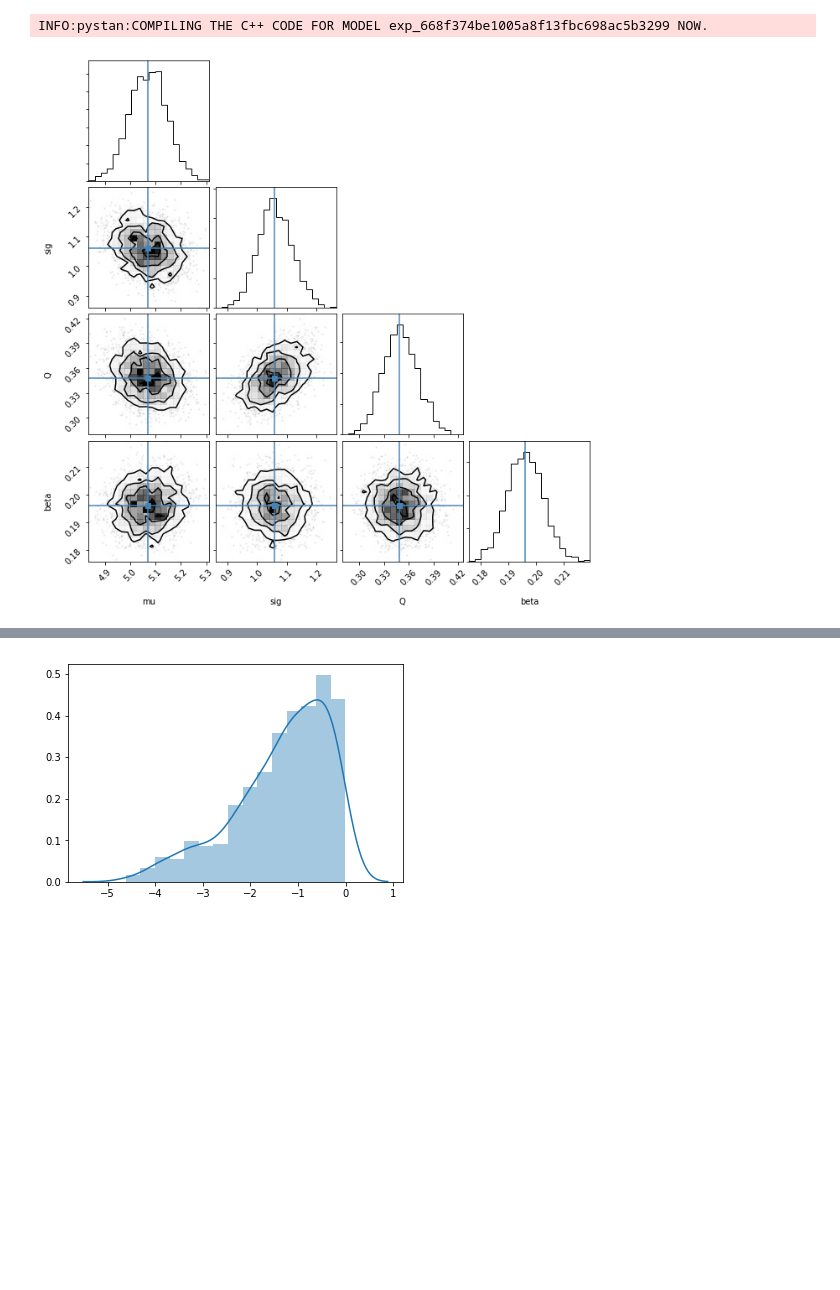
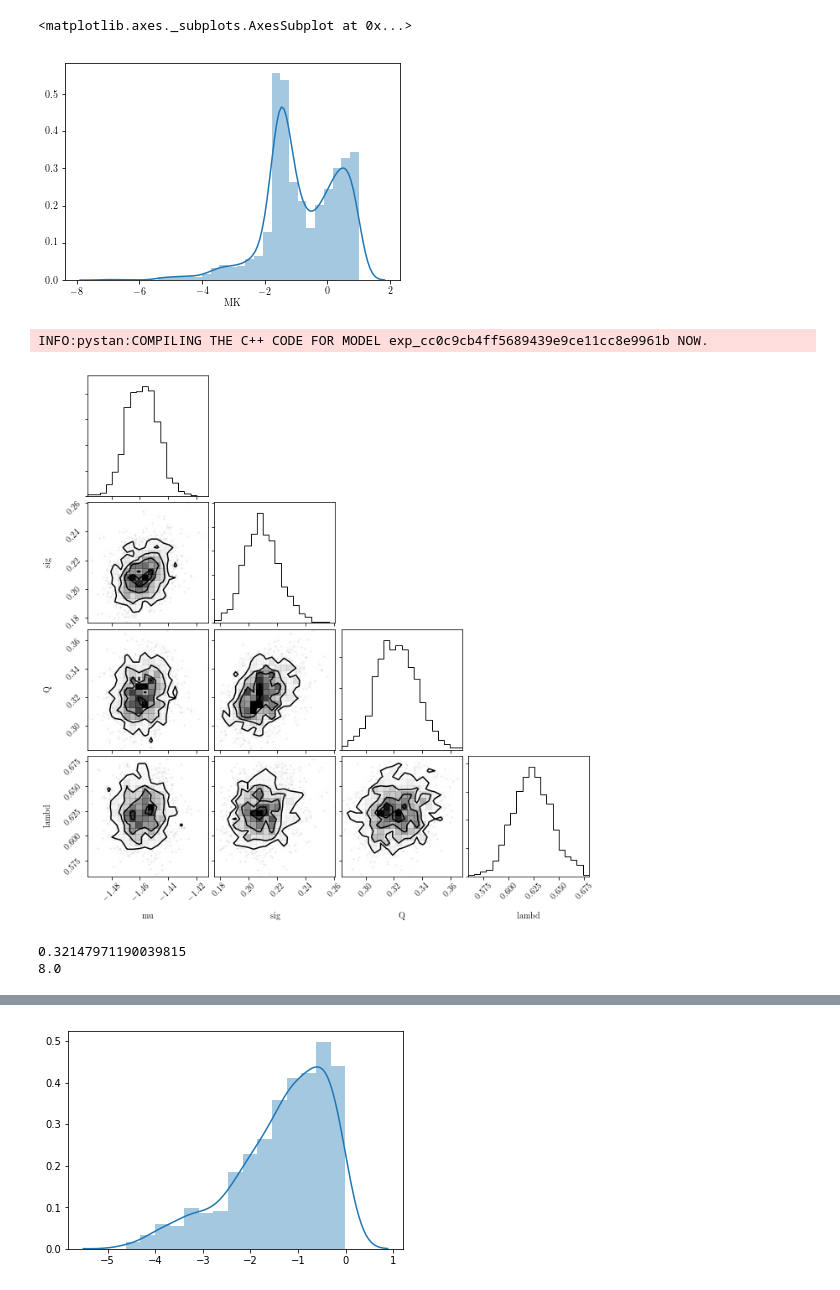
Before and after one commit to grd349/PyStanExamples, a Jupyter notebook: Oli/stantests.ipynb, the cells around one changed output, grey strips where cells are left out. Drawn from its saved outputs; the diff is of its cells as text; code cells hidden in the pictures; blank space fills up the shorter version.

```diff
--- a/Oli/stantests.ipynb
+++ b/Oli/stantests.ipynb
@@ -19,30 +25,75 @@ plt.show()
+# %%
+#Instead of using this generated data, lets run straight on the TRILEGAL sample!
+sfile = 'file2.txt'
+df = pd.read_csv(sfile, sep='\s+')
+df['dist'] = 10.0**(df['m-M0'] / 5.0 + 1.0)
+df['par'] = 1000.0/df.dist #parallax in mas
+df['BV'] = df.B - df.V
+#Make some cuts
+df = df.loc[np.abs(df.BV - 0.9) < 0.6]
+df = df.loc[df.K > 8.0]
+df = df.loc[df.logg < 3.5]
+#Calculate absolute magnitude (no extinction)
+df['MK'] = df.K - 5.0 * np.log10(df.dist) + 5.0
+#Apply a cut so the exponential fits better
+df = df.loc[df.MK < 1.]
+
+d = df.MK.values
+sns.distplot(df.MK)
+# %% [output]
+<matplotlib.axes._subplots.AxesSubplot at 0x...>
+[figure, added]
 # %%
 code = '''
+functions {
+    real logexp(real x, real lambd) {
+        return log(lambd) - lambd*x;
+        }
+    real lognormexp(real x, real c0, real c1, real lambd) {
+        return log(-lambd/(c1^(-lambd)-c0^(-lambd))) - lambd*x;
+    }
+    real logposexp(real x, real c0, real c1, real lambd) {
+        return log(lambd/(c1^(lambd)-c0^(lambd))) + lambd*x;
+    }
+}
 data {
     int<lower = 0> N;
     real d[N];
+    real c1;
+    real c0;
 }
 parameters {
-    real beta;
+    real lambd;
     real mu;
     real <lower=0.> sig;
     real <lower=0.,upper=1.> Q;
 }
 model {
-    beta ~ normal(0.2,0.1);
-    mu ~ normal(5.,1.);
+    lambd ~ normal(0.2,0.1);
+    mu ~ normal(-3.,1.);
     sig ~ normal(1.,0.1);
     Q ~ normal(0.5,.1);
 
     for (n in 1:N)
         target += log_mix(Q,
             normal_lpdf(d[n] | mu, sig),
-            exponential_lpdf(d[n] | beta));
+            logposexp(d[n] ,c0, c1, lambd));
+}
+generated quantities{
+    vector[N] post_prob;
+    real ll_fg;
+    real ll_bg;
+
+    for (n in 1:N){
+        ll_fg = log(Q) + normal_lpdf(d[n] | mu, sig);
+        ll_bg = log(1-Q) + logposexp(d[n], c0, c1, lambd);
+        post_prob[n] = exp(ll_fg - log_sum_exp(ll_fg, ll_bg));
+    }
 }
 
 '''
 sm = pystan.StanModel(model_code = code, model_name='exp')
 # %% [output]
-INFO:pystan:COMPILING THE C++ CODE FOR MODEL exp_668f374be1005a8f13fbc698ac5b3299 NOW.
+INFO:pystan:COMPILING THE C++ CODE FOR MODEL exp_cc0c9cb4ff5689439e9ce11cc8e9961b NOW.
 # %%
 dat = {'N': len(d),
@@ -51,10 +104,14 @@ fit = sm.sampling(data=dat, iter=5000, chains=1)
 # %%
 trace = fit.extract()
-chain = np.array([trace['mu'],trace['sig'],trace['Q'],trace['beta']])
-truths = [mu, sig, Q, lambd]
+chain = np.array([trace['mu'],trace['sig'],trace['Q'],trace['lambd']])
+truths = [-3., sig, Q, lambd]
 import corner
-corner.corner(chain.T,truths=truths,labels=['mu','sig','Q','beta'])
+corner.corner(chain.T,labels=['mu','sig','Q','lambd'])
 plt.show()
+print(np.median(trace['Q']))
+print(mu)
 # %% [output]
-[figure, old version]
+[figure, new version]
+0.32147971190039815
+8.0
 # %%
```
Also changed, not shown: parts of 9 cells of this notebook, 1 other file.
